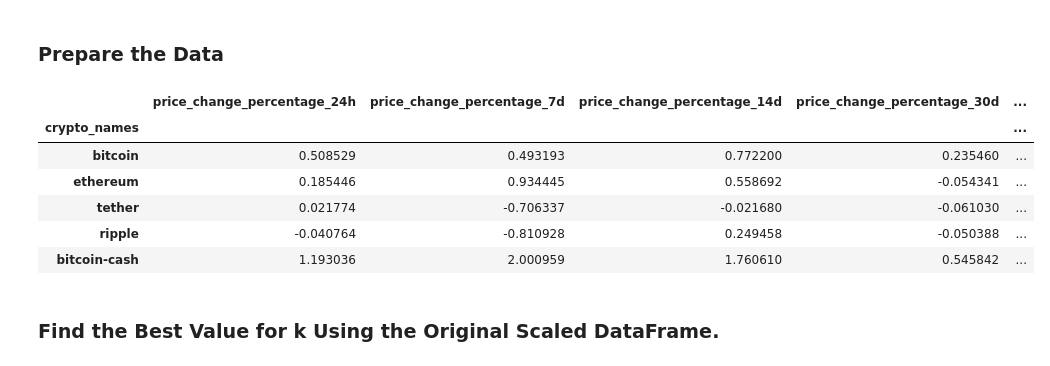
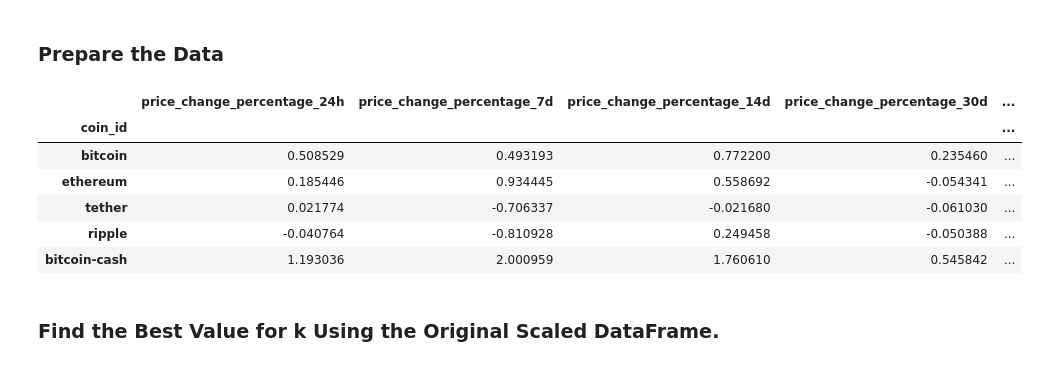
Before and after one commit to rvalcich/CryptoClustering, a Jupyter notebook: Crypto_Clustering.ipynb, the cells around one changed output. Cells and saved outputs as stored; diff of their text form; code cells hidden in the pictures.

```diff
--- a/Crypto_Clustering.ipynb
+++ b/Crypto_Clustering.ipynb
@@ -46,20 +46,20 @@ stock_data_scaled = StandardScaler().fit_transform(market_data_df[['price_change
 # %%
 # Create a DataFrame with the scaled data
 stock_data_scaled_df = pd.DataFrame (stock_data_scaled, columns = ['price_change_percentage_24h',
                     'price_change_percentage_7d', 'price_change_percentage_14d', 'price_change_percentage_30d',
                     'price_change_percentage_60d', 'price_change_percentage_200d', 'price_change_percentage_1y'])
 
 # Copy the crypto names from the original data
-stock_data_scaled_df['crypto_names'] = market_data_df.index
+stock_data_scaled_df['coin_id'] = market_data_df.index
 
 # Set the coinid column as index
-stock_data_scaled_df = stock_data_scaled_df.set_index('crypto_names')
+stock_data_scaled_df = stock_data_scaled_df.set_index('coin_id')
 
 # Display sample data
 stock_data_scaled_df.head(5)
 # %% [output]
 |  | price_change_percentage_24h | price_change_percentage_7d | price_change_percentage_14d | price_change_percentage_30d | ... |
-| crypto_names |  |  |  |  | ... |
+| coin_id |  |  |  |  | ... |
 | bitcoin | 0.508529 | 0.493193 | 0.772200 | 0.235460 | ... |
 | ethereum | 0.185446 | 0.934445 | 0.558692 | -0.054341 | ... |
 | tether | 0.021774 | -0.706337 | -0.021680 | -0.061030 | ... |
```
Also changed, not shown: parts of 14 cells of this notebook.
